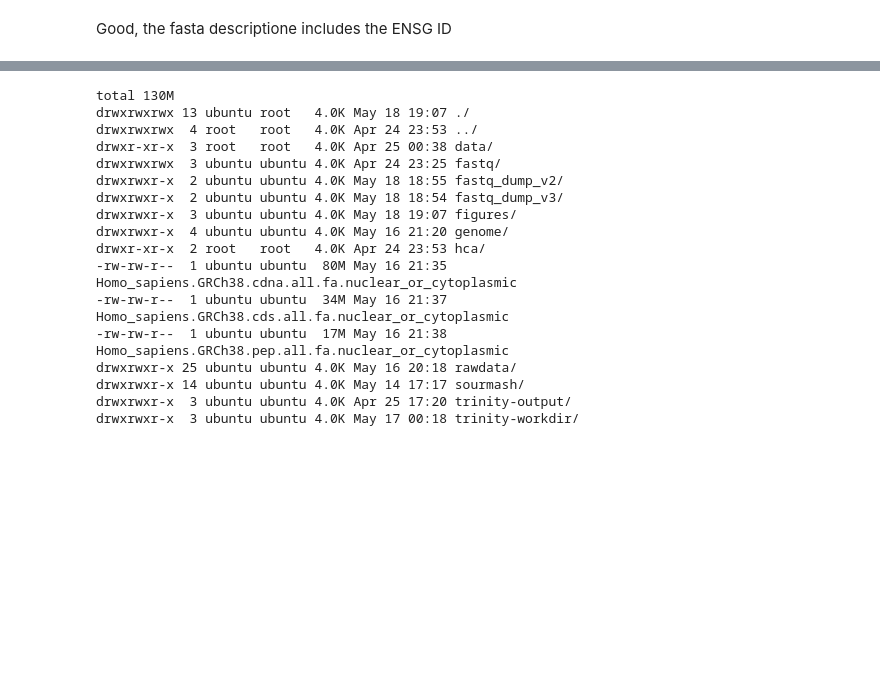
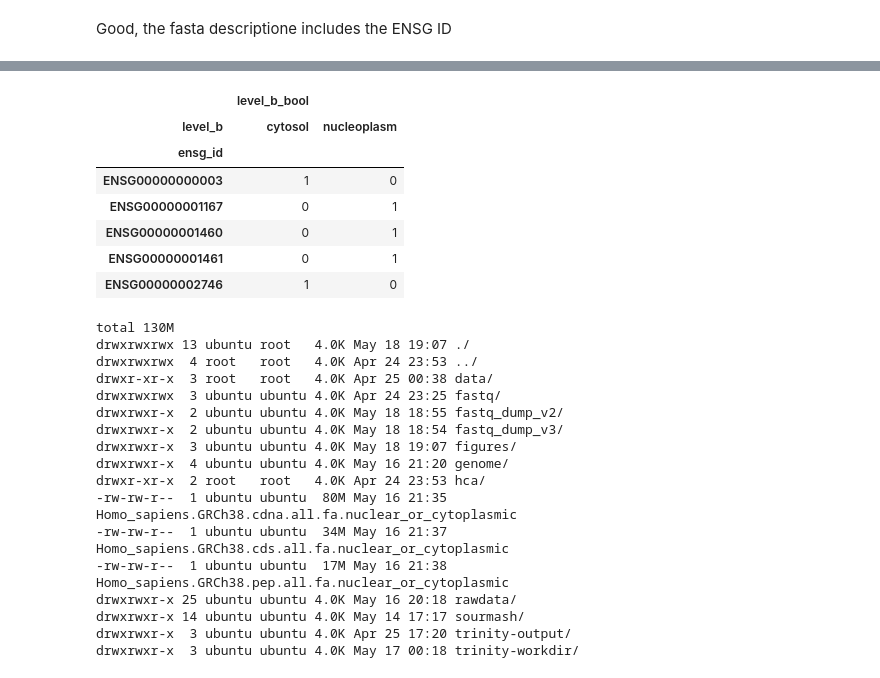
Before and after one commit to czbiohub/sequence-localization, a Jupyter notebook: notebooks/021_get_nucleus_cytoplasm_sequences.ipynb, the cells around one changed output, grey strips where cells are left out. Drawn from its saved outputs; the diff is of its cells as text; code cells hidden in the pictures; blank space fills up the shorter version.

Commit message:
Use Level B nucleus and cytosol

```diff
--- a/notebooks/021_get_nucleus_cytoplasm_sequences.ipynb
+++ b/notebooks/021_get_nucleus_cytoplasm_sequences.ipynb
@@ -174,3 +174,14 @@ Wall time: 3min 25s
+# %%
+target_df.head()
+# %% [output]
+|  | level_b_bool |  |
+| level_b | cytosol | nucleoplasm |
+| ensg_id |  |  |
+| ENSG00000000003 | 1 | 0 |
+| ENSG00000001167 | 0 | 1 |
+| ENSG00000001460 | 0 | 1 |
+| ENSG00000001461 | 0 | 1 |
+| ENSG00000002746 | 1 | 0 |
 # %%
 ls -lha /mnt/data
 # %% [output]
```
Also changed, not shown: parts of 9 cells of this notebook, 19 other files.
